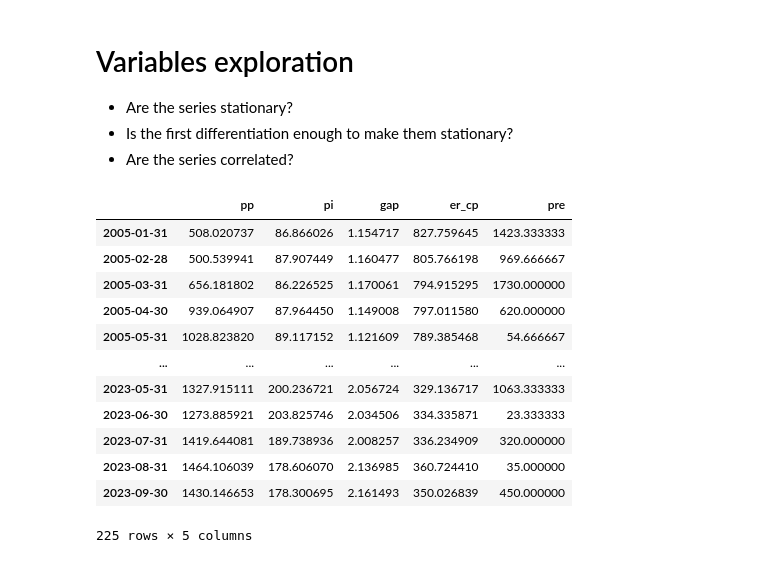
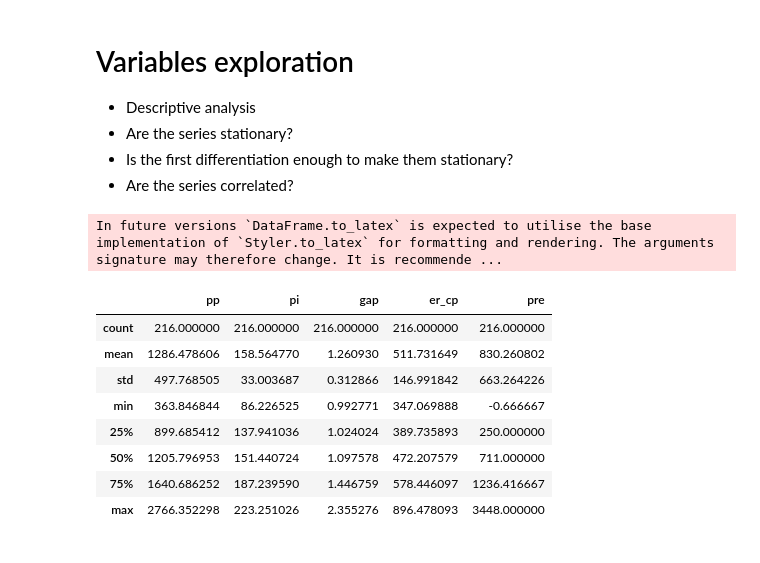
Before and after one commit to MartinBasualdo0/Prediction-Argentinian-primary-products-prediction, a Jupyter notebook: code/notebooks/variables_exploration.ipynb, the cells around one changed output. Drawn from its saved outputs; the diff is of its cells as text; code cells hidden in the pictures.

```diff
--- a/code/notebooks/variables_exploration.ipynb
+++ b/code/notebooks/variables_exploration.ipynb
@@ -1,5 +1,6 @@
 # %% [markdown]
 # Variables exploration
+- Descriptive analysis
 - Are the series stationary?
 - Is the first differentiation enough to make them stationary?
 - Are the series correlated?
@@ -12,20 +13,23 @@ from plotly.subplots import make_subplots
 import plotly.graph_objects as go
 from config_notebooks.config import set_wd
 set_wd()
-# %%
-df = pd.read_excel("./data/data.xlsx",index_col=0)
-df
-# %% [output]
-|  | pp | pi | gap | er_cp | pre |
-| 2005-01-31 | 508.020737 | 86.866026 | 1.154717 | 827.759645 | 1423.333333 |
-| 2005-02-28 | 500.539941 | 87.907449 | 1.160477 | 805.766198 | 969.666667 |
-| 2005-03-31 | 656.181802 | 86.226525 | 1.170061 | 794.915295 | 1730.000000 |
-| 2005-04-30 | 939.064907 | 87.964450 | 1.149008 | 797.011580 | 620.000000 |
-| 2005-05-31 | 1028.823820 | 89.117152 | 1.121609 | 789.385468 | 54.666667 |
-| ... | ... | ... | ... | ... | ... |
-| 2023-05-31 | 1327.915111 | 200.236721 | 2.056724 | 329.136717 | 1063.333333 |
-| 2023-06-30 | 1273.885921 | 203.825746 | 2.034506 | 334.335871 | 23.333333 |
-| 2023-07-31 | 1419.644081 | 189.738936 | 2.008257 | 336.234909 | 320.000000 |
-| 2023-08-31 | 1464.106039 | 178.606070 | 2.136985 | 360.724410 | 35.000000 |
-| 2023-09-30 | 1430.146653 | 178.300695 | 2.161493 | 350.026839 | 450.000000 |
-225 rows × 5 columns
+# %%
+df = pd.read_excel("./data/data.xlsx",index_col=0)[:"2022-12"]
+# df["qi"] = df["pp"] / df["pi"]
+df.describe().to_latex("./output/variables_exploration/summary_stats.tex",
+                       float_format="{:.1f}".format,
+                       decimal=",",
+                    #    bold_rows=True,
+                       caption="Estadisticas descriptivas de las variables")
+df.describe()
+# %% [output]
+In future versions `DataFrame.to_latex` is expected to utilise the base implementation of `Styler.to_latex` for formatting and rendering. The arguments signature may therefore change. It is recommende ...
+|  | pp | pi | gap | er_cp | pre |
+| count | 216.000000 | 216.000000 | 216.000000 | 216.000000 | 216.000000 |
+| mean | 1286.478606 | 158.564770 | 1.260930 | 511.731649 | 830.260802 |
+| std | 497.768505 | 33.003687 | 0.312866 | 146.991842 | 663.264226 |
+| min | 363.846844 | 86.226525 | 0.992771 | 347.069888 | -0.666667 |
+| 25% | 899.685412 | 137.941036 | 1.024024 | 389.735893 | 250.000000 |
+| 50% | 1205.796953 | 151.440724 | 1.097578 | 472.207579 | 711.000000 |
+| 75% | 1640.686252 | 187.239590 | 1.446759 | 578.446097 | 1236.416667 |
+| max | 2766.352298 | 223.251026 | 2.355276 | 896.478093 | 3448.000000 |
```
Also changed, not shown: parts of 13 cells of this notebook, 7 other files.
